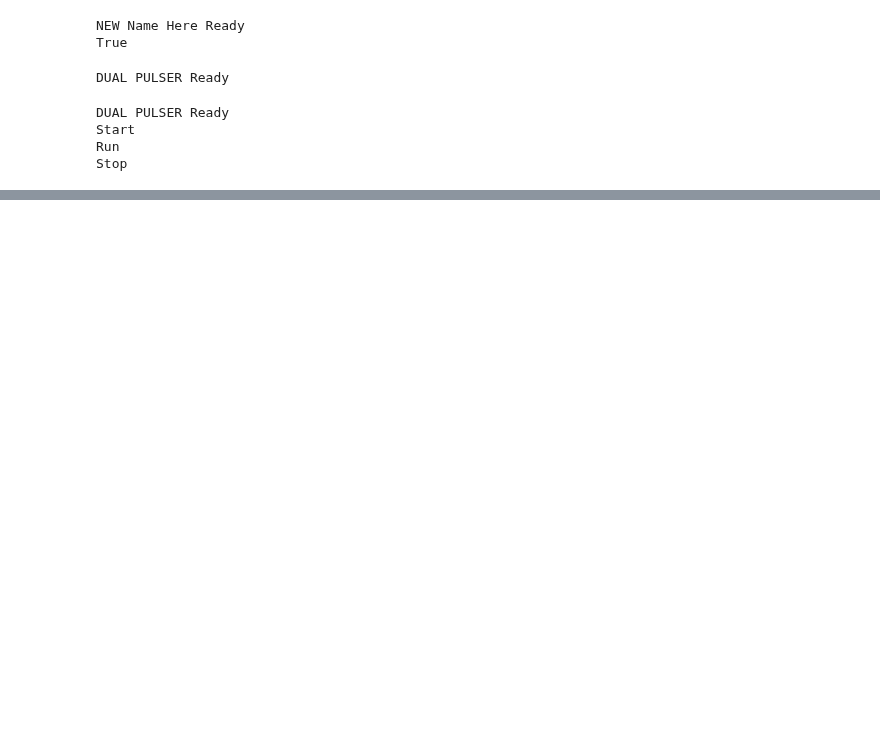
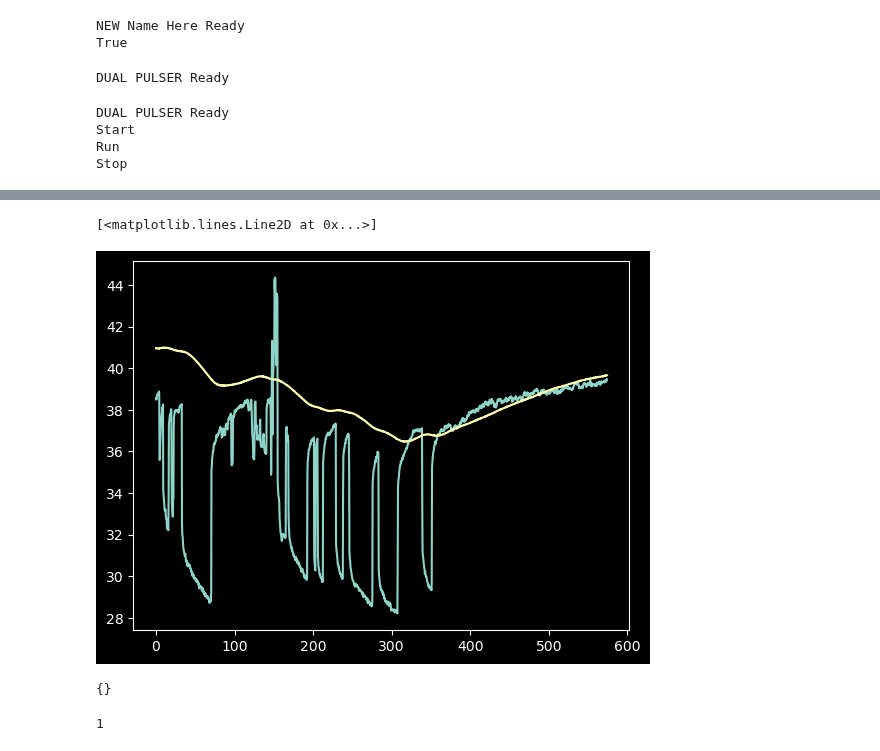
Before and after one commit to Jan-IngenHousz-Institute/ambit, a Jupyter notebook: Untitled-1.ipynb, the cells around one changed output, grey strips where cells are left out. Drawn from its saved outputs; the diff is of its cells as text; code cells hidden in the pictures; blank space fills up the shorter version.

```diff
--- a/Untitled-1.ipynb
+++ b/Untitled-1.ipynb
@@ -245,0 +321,14 @@ for i in range(50): # Loop 3 Decay
+# %%
+plt.plot(t, T1)
+plt.plot(t, T2)
+# %% [output]
+[<matplotlib.lines.Line2D at 0x...>]
+[figure, added]
+# %%
+ret
+# %% [output]
+{}
+# %%
+"1.23".count(".")
+# %% [output]
+1
```
Also changed, not shown: parts of 10 cells of this notebook, 5 other files.
